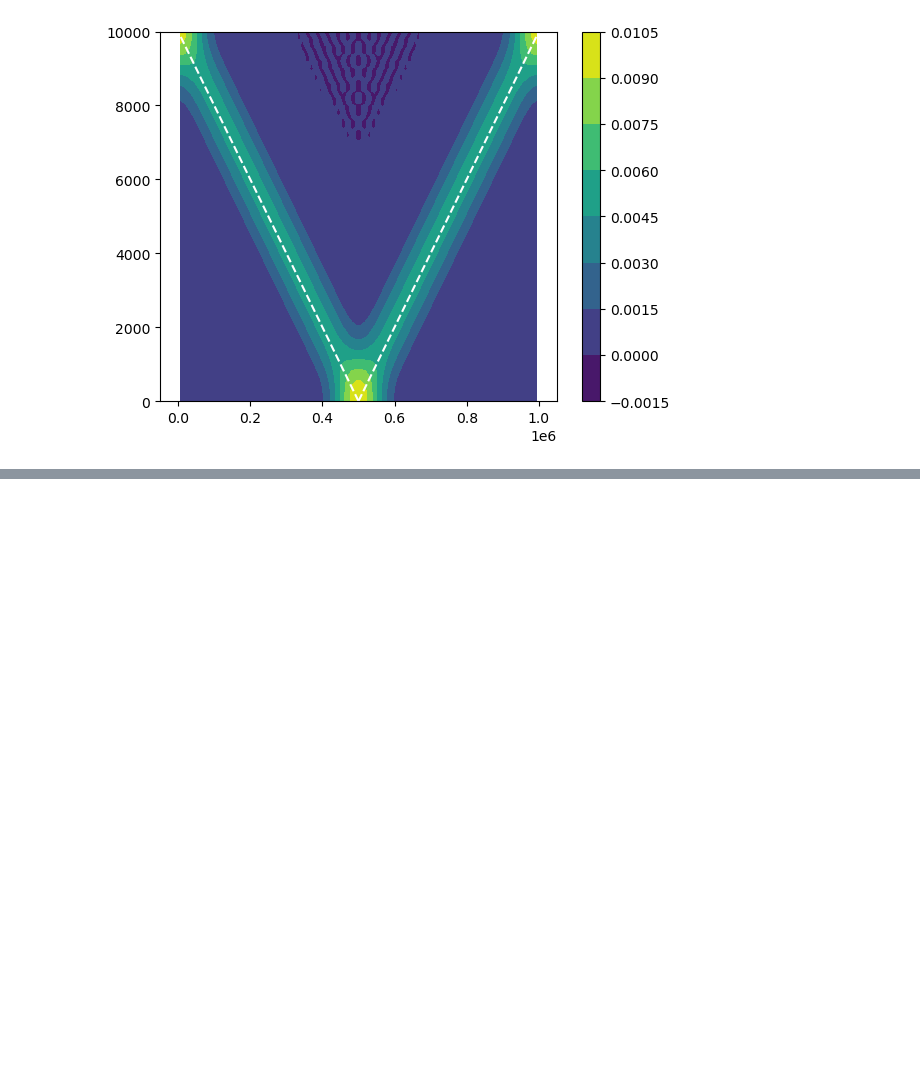
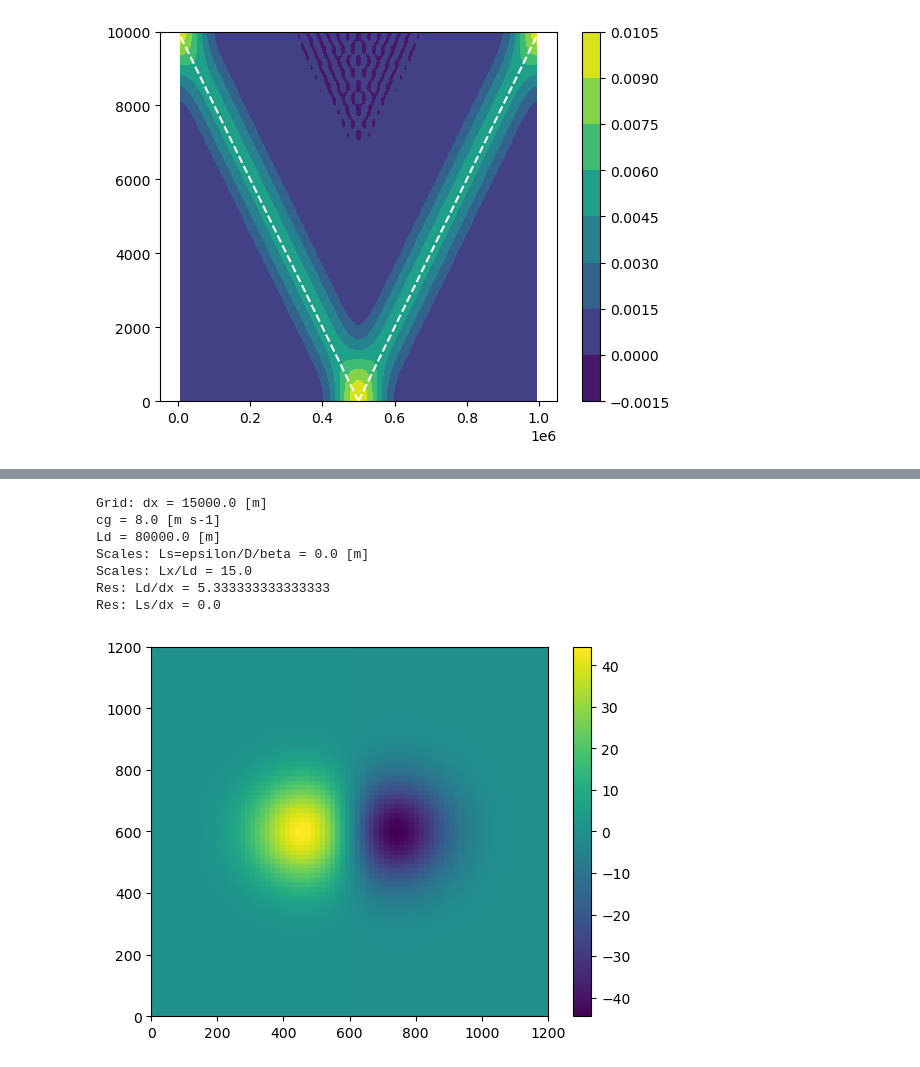
Before and after one commit to ThomasLi0314/OSSWEM_Thomas, a Jupyter notebook: Cgrid-SWEM.ipynb, the cells around one changed output, grey strips where cells are left out. Saved outputs shown, nothing was run; the diff lists cells and outputs as text; code cells hidden in the pictures; blank space fills up the shorter version.

```diff
--- a/Cgrid-SWEM.ipynb
+++ b/Cgrid-SWEM.ipynb
@@ -605,3 +634,28 @@ Running...
 ...done
 [figure]
 [figure]
+# %%
+# Channel problem
+M = DQSWE(80,
+          0.08, # Gravity [m s-2]
+          800., # Max depth [m]
+          1200.e3, # Domain width [m]
+          1.e-4, # Coriolis [s-1]
+          2.e-11, # df/dy [m-1 s-1]
+          0.e-4, # Drag rate [m-1 s-1]
+          2e1, # Viscosity [m s-2]
+          h_relax=2e-6 # Forcing rate on zonal average eta [s-1]
+          )
+M.set_eta_forcing(300.)
+M.perturb_eta(50., 0.1 * M.Lx, 0.4 * M.Lx, 0.5 * M.Ly)
+M.perturb_eta(-50., 0.1 * M.Lx, 0.6 * M.Lx, 0.5 * M.Ly)
+plt.pcolormesh( M.xh1/1e3, M.yh1/1e3, M.eta ); plt.colorbar();
+# %% [output]
+Grid: dx = 15000.0 [m]
+cg = 8.0 [m s-1]
+Ld = 80000.0 [m]
+Scales: Ls=epsilon/D/beta = 0.0 [m]
+Scales: Lx/Ld = 15.0
+Res: Ld/dx = 5.333333333333333
+Res: Ls/dx = 0.0
+[figure, added]
```
Also changed, not shown: parts of 7 cells of this notebook.
